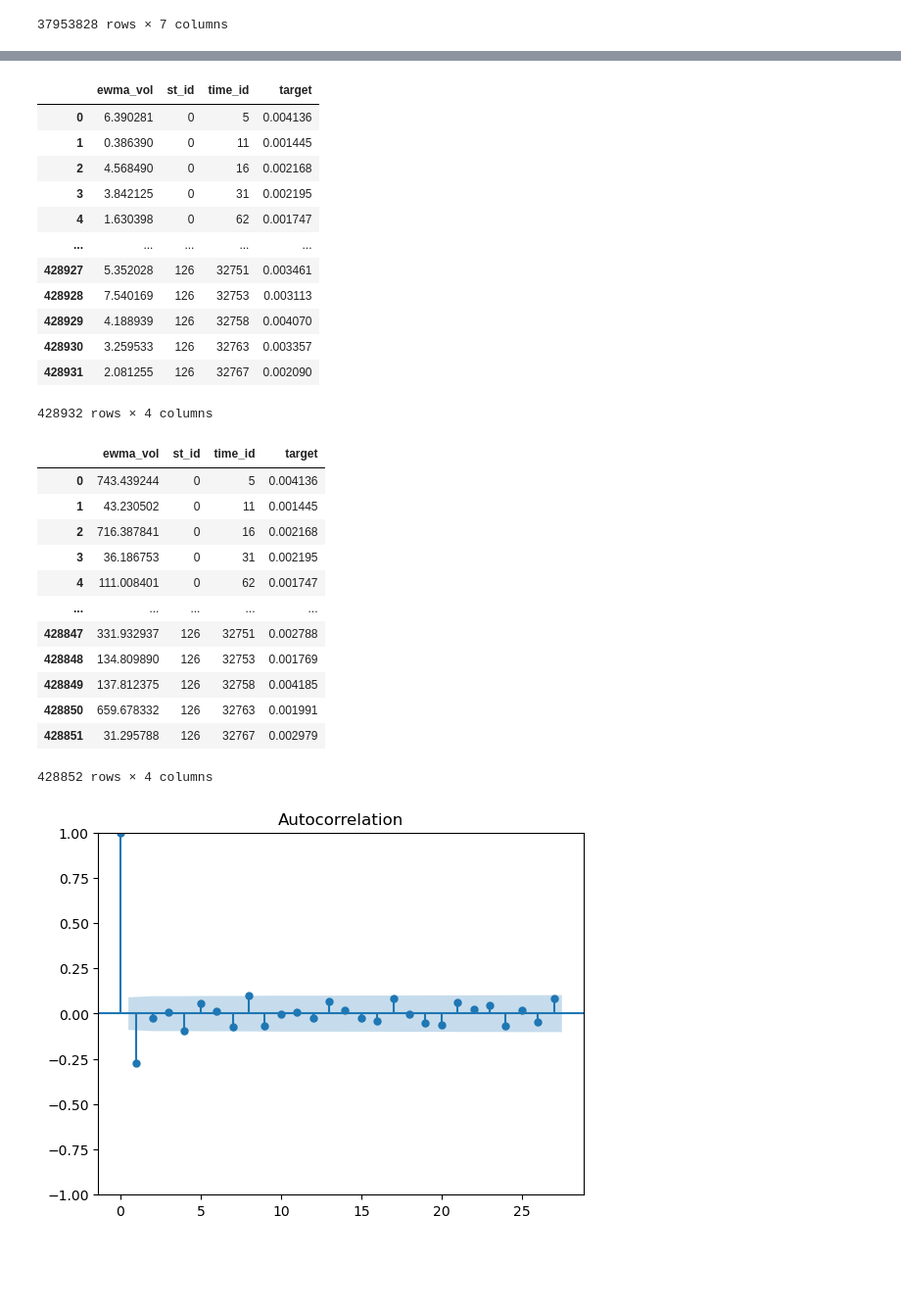
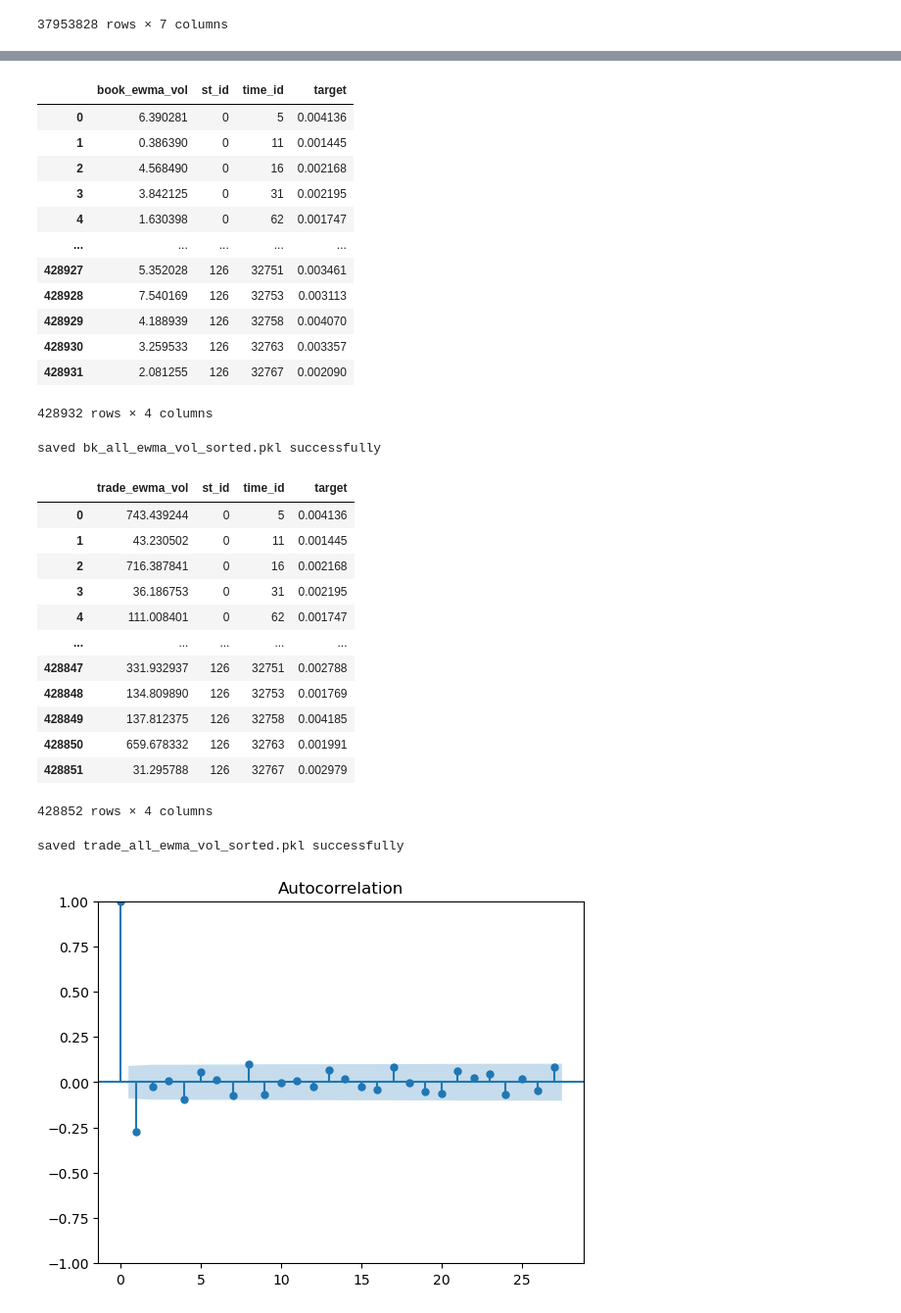
Before and after one commit to JosePeeterson/Optiver-Realized-Volatility-Prediction, a Jupyter notebook: src/Exploratory_Data_Analysis/features_eda_within_stocks_linux.ipynb, the cells around one changed output, grey strips where cells are left out. Shown at 98% size. Cells and saved outputs as stored; diff of their text form; code cells hidden in the pictures; blank space fills up the shorter version.

```diff
--- a/src/Exploratory_Data_Analysis/features_eda_within_stocks_linux.ipynb
+++ b/src/Exploratory_Data_Analysis/features_eda_within_stocks_linux.ipynb
@@ -765,18 +919,18 @@ def my_time_id_splitter(row_id):
 # %%
 # 8) EWMA of BOOK squared log returns for each stock_id
 
 book_all_ewma_vol = pd.DataFrame()
-book_all_ewma_vol['ewma_vol'] = book_wap_log_returns_df.groupby('row_id').agg({'sqr_10e2x_log_return':[my_ewma_last_100]}).values.flatten()
+book_all_ewma_vol['book_ewma_vol'] = book_wap_log_returns_df.groupby('row_id').agg({'sqr_10e2x_log_return':[my_ewma_last_100]}).values.flatten()
 book_all_ewma_vol['st_id'] = book_wap_log_returns_df.groupby('row_id').agg({'row_id':[my_st_id_splitter]}).values.flatten()
 book_all_ewma_vol['time_id'] = book_wap_log_returns_df.groupby('row_id').agg({'row_id':[my_time_id_splitter]}).values.flatten()
 book_all_ewma_vol_sorted = book_all_ewma_vol.sort_values(by=['st_id', 'time_id']).reset_index(drop=True)
 train.sort_values(by=['stock_id', 'time_id']).reset_index(drop=True)
 book_all_ewma_vol_sorted['target'] = train['target']
-ewma_vol_corr = book_all_ewma_vol_sorted.groupby('st_id')[['ewma_vol', 'target']].corr().iloc[0::2, -1]
+ewma_vol_corr = book_all_ewma_vol_sorted.groupby('st_id')[['book_ewma_vol', 'target']].corr().iloc[0::2, -1]
 ewma_vol_corr.index = ewma_vol_corr.index.droplevel(1)
 book_all_ewma_vol_sorted
 # %% [output]
-|  | ewma_vol | st_id | time_id | target |
+|  | book_ewma_vol | st_id | time_id | target |
 | 0 | 6.390281 | 0 | 5 | 0.004136 |
 | 1 | 0.386390 | 0 | 11 | 0.001445 |
 | 2 | 4.568490 | 0 | 16 | 0.002168 |
@@ -789,6 +943,14 @@ book_all_ewma_vol_sorted
 | 428930 | 3.259533 | 126 | 32763 | 0.003357 |
 | 428931 | 2.081255 | 126 | 32767 | 0.002090 |
 428932 rows × 4 columns
+# %%
+os.chdir('/home/optimusprime/Desktop/peeterson/optiver/Optiver-Realized-Volatility-Prediction/data/liquidity_features')
+
+with open('bk_all_ewma_vol_sorted.pkl', 'wb') as f1:
+    pickle.dump(book_all_ewma_vol_sorted['book_ewma_vol'], f1)
+    print('saved bk_all_ewma_vol_sorted.pkl successfully')
+# %% [output]
+saved bk_all_ewma_vol_sorted.pkl successfully
 # %%
 # 8) plot of EWMA of BOOK squared log returns correlation with target for each stock_id
 ewma_vol_corr_df = pd.DataFrame({'stock_id': ewma_vol_corr.index, 'correlation_coef': ewma_vol_corr.values})
@@ -800,17 +962,17 @@ fig.show()
 
 
 trade_all_ewma_vol = pd.DataFrame()
-trade_all_ewma_vol['ewma_vol'] = trade_wap_log_returns_df.groupby('row_id').agg({'sqr_10e2x_log_return':[my_ewma_last_100]}).values.flatten()
+trade_all_ewma_vol['trade_ewma_vol'] = trade_wap_log_returns_df.groupby('row_id').agg({'sqr_10e2x_log_return':[my_ewma_last_100]}).values.flatten()
 trade_all_ewma_vol['st_id'] = trade_wap_log_returns_df.groupby('row_id').agg({'row_id':[my_st_id_splitter]}).values.flatten()
 trade_all_ewma_vol['time_id'] = trade_wap_log_returns_df.groupby('row_id').agg({'row_id':[my_time_id_splitter]}).values.flatten()
 trade_all_ewma_vol_sorted = trade_all_ewma_vol.sort_values(by=['st_id', 'time_id']).reset_index(drop=True)
 train.sort_values(by=['stock_id', 'time_id']).reset_index(drop=True)
 trade_all_ewma_vol_sorted['target'] = train['target']
-ewma_vol_corr = trade_all_ewma_vol_sorted.groupby('st_id')[['ewma_vol', 'target']].corr().iloc[0::2, -1]
+ewma_vol_corr = trade_all_ewma_vol_sorted.groupby('st_id')[['trade_ewma_vol', 'target']].corr().iloc[0::2, -1]
 ewma_vol_corr.index = ewma_vol_corr.index.droplevel(1)
 trade_all_ewma_vol_sorted
 # %% [output]
-|  | ewma_vol | st_id | time_id | target |
+|  | trade_ewma_vol | st_id | time_id | target |
 | 0 | 743.439244 | 0 | 5 | 0.004136 |
 | 1 | 43.230502 | 0 | 11 | 0.001445 |
 | 2 | 716.387841 | 0 | 16 | 0.002168 |
@@ -823,6 +985,15 @@ trade_all_ewma_vol_sorted
 | 428850 | 659.678332 | 126 | 32763 | 0.001991 |
 | 428851 | 31.295788 | 126 | 32767 | 0.002979 |
 428852 rows × 4 columns
+# %%
+merged = pd.merge(train,trade_all_ewma_vol_sorted, left_on=['stock_id','time_id'], right_on=['st_id','time_id'], how='left').ffill().bfill()
+os.chdir('/home/optimusprime/Desktop/peeterson/optiver/Optiver-Realized-Volatility-Prediction/data/liquidity_features')
+
+with open('trade_all_ewma_vol_sorted.pkl', 'wb') as f1:
+    pickle.dump(merged['trade_ewma_vol'], f1)
+    print('saved trade_all_ewma_vol_sorted.pkl successfully')
+# %% [output]
+saved trade_all_ewma_vol_sorted.pkl successfully
 # %%
 # 8) plot of EWMA of TRADE squared log returns correlation with target for each stock_id
 ewma_vol_corr_df = pd.DataFrame({'stock_id': ewma_vol_corr.index, 'correlation_coef': ewma_vol_corr.values})
```
Also changed, not shown: parts of 15 cells of this notebook, 8 other files.
